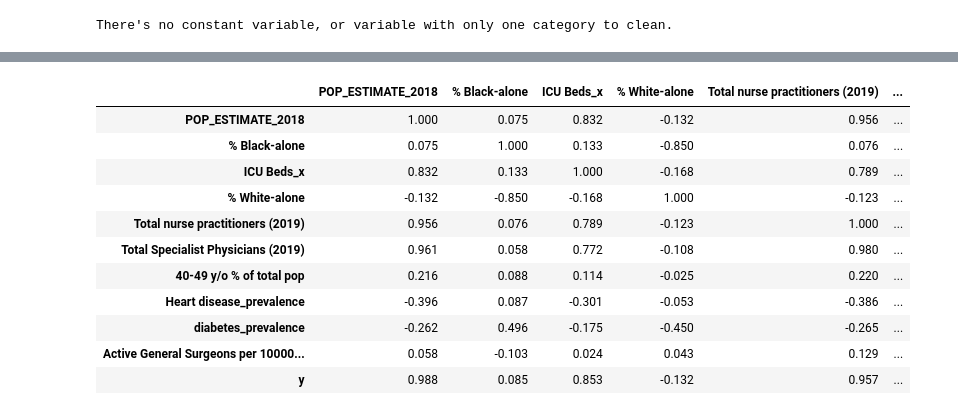
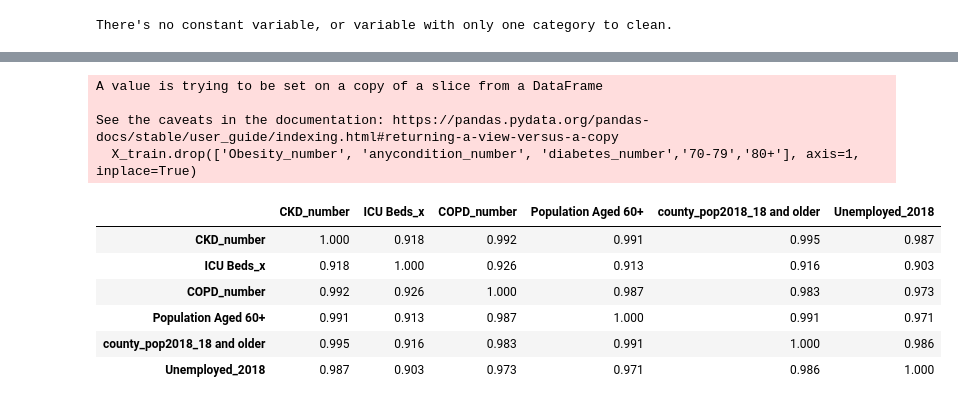
Before and after one commit to agustinluj/machine-learning-python-template-4, a Jupyter notebook: src/explore.ipynb, the cells around one changed output, grey strips where cells are left out. Saved outputs shown, nothing was run; the diff lists cells and outputs as text; code cells hidden in the pictures.

```diff
--- a/src/explore.ipynb
+++ b/src/explore.ipynb
@@ -286,0 +103,10 @@ X_train, X_test, y_train, y_test = train_test_split(X, y, test_size=0.2, random_
+# %%
+# XGBoost to find teh important features
+xgb_model = xgb.XGBRegressor(objective='reg:squarederror', random_state=42).fit(X_train, y_train)
+df_imp = pd.DataFrame({'Feature': X_train.columns, 'Importance': xgb_model.feature_importances_ * 100})
+df_imp = df_imp.sort_values(by='Importance', ascending=False)
+
+# select the 30 most important features based on importance
+aux = df_imp.sort_values('Importance', ascending=False).head(30)
+df_imp = df_imp.loc[aux.index]
+df_imp
@@ -286,0 +131,4 @@ X_train, X_test, y_train, y_test = train_test_split(X, y, test_size=0.2, random_
+# %%
+# keeping only the important features
+X_train = X_train[df_imp.Feature.values]
+X_test = X_test[df_imp.Feature.values]
@@ -287 +163,8 @@ X_train, X_test, y_train, y_test = train_test_split(X, y, test_size=0.2, random_
+# %%
+# fitting the model to an OLS
+X_train = sm.add_constant(X_train)  # adding a constant term for the model
+model = sm.OLS(y_train, X_train).fit()
+
+# cooks distance to identify influential observations
+cooks_distance = model.get_influence().cooks_distance
 # %%
@@ -340,18 +240,21 @@ dtype: float64
+# %%
+# drop features with an important correlation or low relevance
+X_train.drop(['Obesity_number', 'anycondition_number', 'diabetes_number','70-79','80+'], axis=1, inplace=True)
+X_test.drop(['Obesity_number', 'anycondition_number', 'diabetes_number','70-79','80+'], axis=1, inplace=True)
+# %% [output]
+A value is trying to be set on a copy of a slice from a DataFrame
+
+See the caveats in the documentation: https://pandas.pydata.org/pandas-docs/stable/user_guide/indexing.html#returning-a-view-versus-a-copy
+  X_train.drop(['Obesity_number', 'anycondition_number', 'diabetes_number','70-79','80+'], axis=1, inplace=True)
 # %%
 X_corr = X_train.copy()
-X_corr['y'] = y_train
 corr = X_corr.corr()
 corr.style.background_gradient(cmap='coolwarm').format(precision=3)
 # %% [output]
-|  | POP_ESTIMATE_2018 | % Black-alone | ICU Beds_x | % White-alone | Total nurse practitioners (2019) | ... |
-| POP_ESTIMATE_2018 | 1.000 | 0.075 | 0.832 | -0.132 | 0.956 | ... |
-| % Black-alone | 0.075 | 1.000 | 0.133 | -0.850 | 0.076 | ... |
-| ICU Beds_x | 0.832 | 0.133 | 1.000 | -0.168 | 0.789 | ... |
-| % White-alone | -0.132 | -0.850 | -0.168 | 1.000 | -0.123 | ... |
-| Total nurse practitioners (2019) | 0.956 | 0.076 | 0.789 | -0.123 | 1.000 | ... |
-| Total Specialist Physicians (2019) | 0.961 | 0.058 | 0.772 | -0.108 | 0.980 | ... |
-| 40-49 y/o % of total pop | 0.216 | 0.088 | 0.114 | -0.025 | 0.220 | ... |
-| Heart disease_prevalence | -0.396 | 0.087 | -0.301 | -0.053 | -0.386 | ... |
-| diabetes_prevalence | -0.262 | 0.496 | -0.175 | -0.450 | -0.265 | ... |
-| Active General Surgeons per 10000... | 0.058 | -0.103 | 0.024 | 0.043 | 0.129 | ... |
-| y | 0.988 | 0.085 | 0.853 | -0.132 | 0.957 | ... |
+|  | CKD_number | ICU Beds_x | COPD_number | Population Aged 60+ | county_pop2018_18 and older | Unemployed_2018 |
+| CKD_number | 1.000 | 0.918 | 0.992 | 0.991 | 0.995 | 0.987 |
+| ICU Beds_x | 0.918 | 1.000 | 0.926 | 0.913 | 0.916 | 0.903 |
+| COPD_number | 0.992 | 0.926 | 1.000 | 0.987 | 0.983 | 0.973 |
+| Population Aged 60+ | 0.991 | 0.913 | 0.987 | 1.000 | 0.991 | 0.971 |
+| county_pop2018_18 and older | 0.995 | 0.916 | 0.983 | 0.991 | 1.000 | 0.986 |
+| Unemployed_2018 | 0.987 | 0.903 | 0.973 | 0.971 | 0.986 | 1.000 |
```
Also changed, not shown: parts of 49 cells of this notebook, 4 other files.
